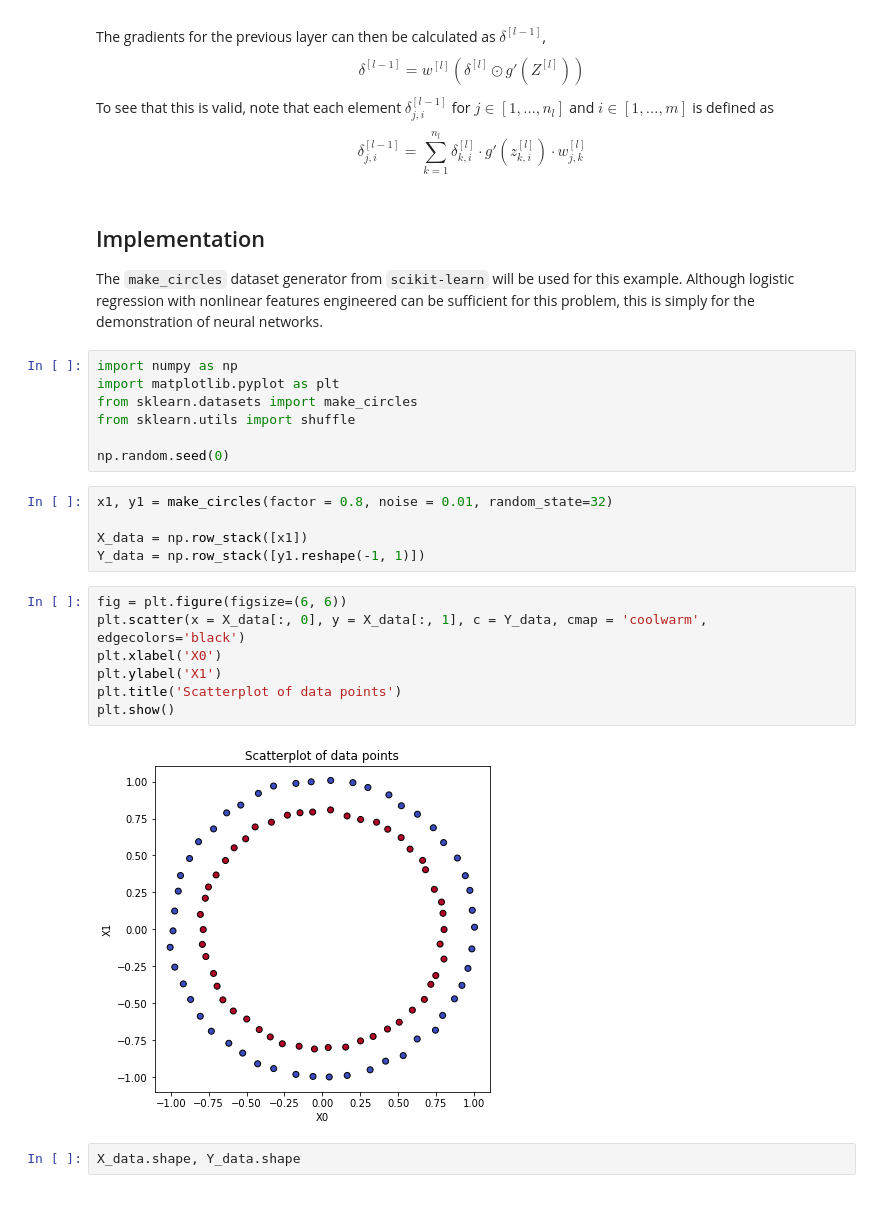
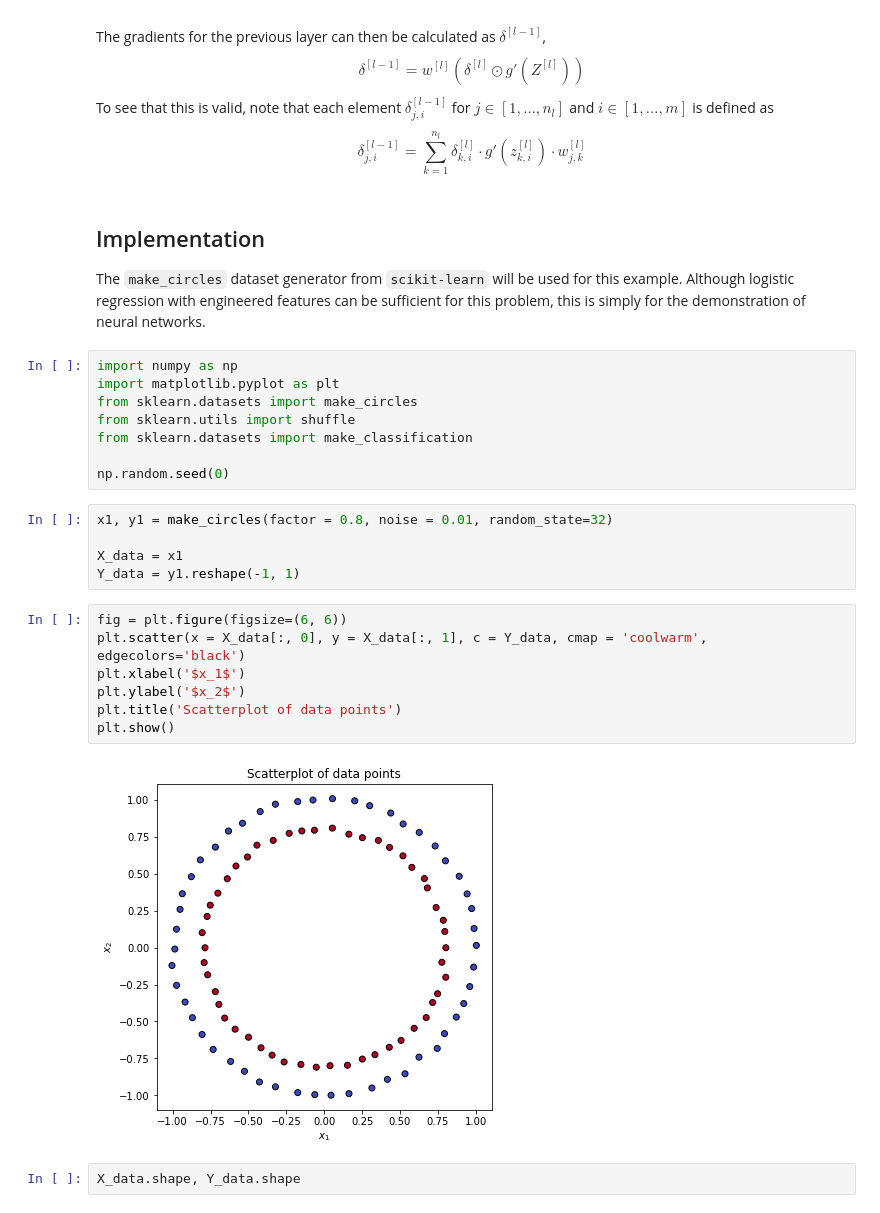
Before and after one commit to UAFederez/MachineLearning, a Jupyter notebook: 04-Neural_Networks_Binary_Classification.ipynb, the cells around one changed output. Saved outputs shown, nothing was run; the diff lists cells and outputs as text.

Commit message:
Initial neural network class implementation

```diff
--- a/04-Neural_Networks_Binary_Classification.ipynb
+++ b/04-Neural_Networks_Binary_Classification.ipynb
@@ -328,28 +328,29 @@ $$
 # %% [markdown]
 ## Implementation
 
-The `make_circles` dataset generator from `scikit-learn` will be used for this example. Although logistic regression with nonlinear features engineered can be sufficient for this problem, this is simply for the demonstration of neural networks.
+The `make_circles` dataset generator from `scikit-learn` will be used for this example. Although logistic regression with engineered features can be sufficient for this problem, this is simply for the demonstration of neural networks.
 # %%
 import numpy as np
 import matplotlib.pyplot as plt
 from sklearn.datasets import make_circles
 from sklearn.utils import shuffle
+from sklearn.datasets import make_classification
 
 np.random.seed(0)
 # %%
 x1, y1 = make_circles(factor = 0.8, noise = 0.01, random_state=32)
 
-X_data = np.row_stack([x1])
-Y_data = np.row_stack([y1.reshape(-1, 1)])
+X_data = x1
+Y_data = y1.reshape(-1, 1)
 # %%
 fig = plt.figure(figsize=(6, 6))
 plt.scatter(x = X_data[:, 0], y = X_data[:, 1], c = Y_data, cmap = 'coolwarm', edgecolors='black')
-plt.xlabel('X0')
-plt.ylabel('X1')
+plt.xlabel('$x_1$')
+plt.ylabel('$x_2$')
 plt.title('Scatterplot of data points')
 plt.show()
 # %% [output]
-[figure, old version]
+[figure, new version]
 # %%
 X_data.shape, Y_data.shape
 # %% [output]
```
Also changed, not shown: parts of 6 cells of this notebook.
